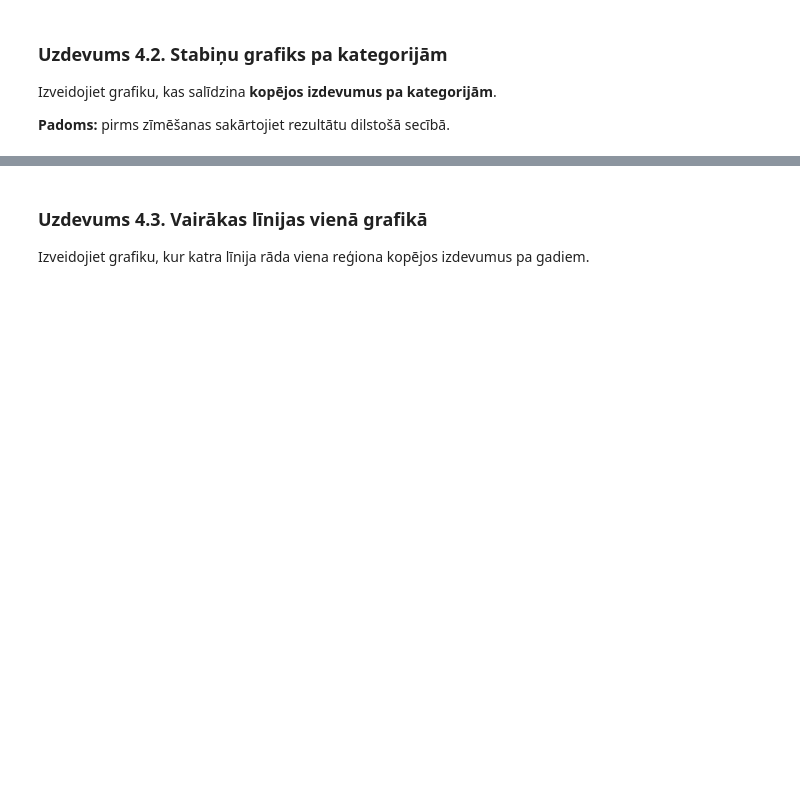
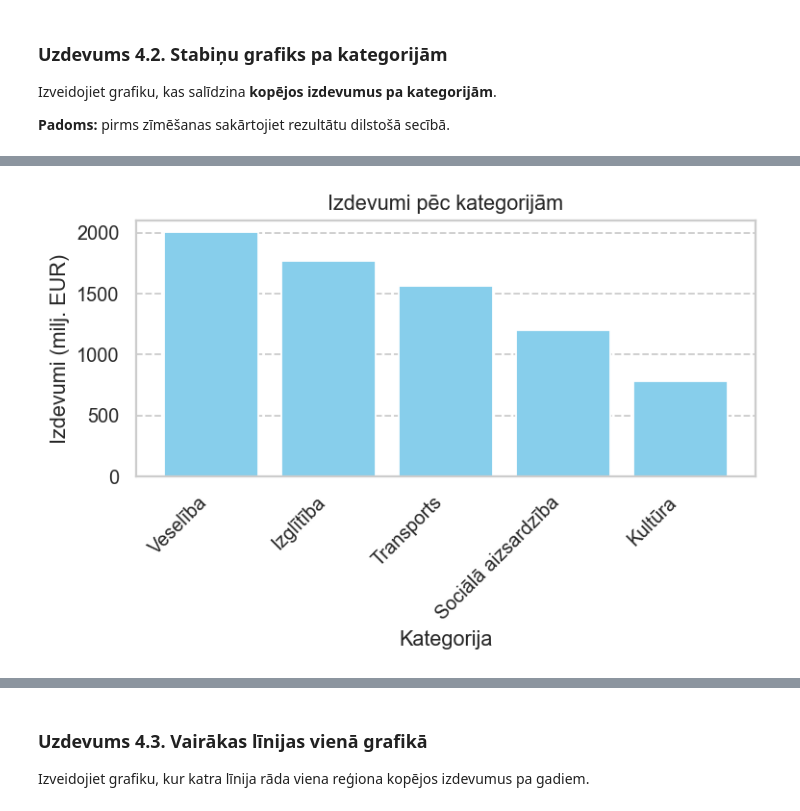
Before and after one commit to ValRCS/RTU_Digitalas_Prasmes_Excel_VBA_Python, a Jupyter notebook: notebooks/python_vizualizacija_student_lv_clear.ipynb, the cells around one changed output, grey strips where cells are left out. Saved outputs shown, nothing was run; the diff lists cells and outputs as text; code cells hidden in the pictures; blank space fills up the shorter version.

```diff
--- a/notebooks/python_vizualizacija_student_lv_clear.ipynb
+++ b/notebooks/python_vizualizacija_student_lv_clear.ipynb
@@ -288,3 +321,5 @@ Izveidojiet grafiku, kas salīdzina **kopējos izdevumus pa kategorijām**.
 # Izveidojiet DataFrame `izdevumi_pa_kategorijam`
 # Grupējiet datus pēc `kategorija` un saskaitiet `izdevumi_milj_eur` summu
 # Parādiet rezultātu
+izdevumi_pa_kategorijam = df.groupby("kategorija")["izdevumi_milj_eur"].sum().reset_index()
+izdevumi_pa_kategorijam
@@ -291,3 +386,7 @@ Izveidojiet grafiku, kas salīdzina **kopējos izdevumus pa kategorijām**.
 # %%
 # Sakārtojiet `izdevumi_pa_kategorijam` dilstoši pēc `izdevumi_milj_eur`
 # Pēc tam parādiet sakārtoto rezultātu
+# sakārtosim in_place tas ir mainot pašu tabulu, nevis izveidojot jaunu
+izdevumi_pa_kategorijam.sort_values(by="izdevumi_milj_eur", ascending=False, inplace=True)
+# ja nebūtu in_place tad mums vajadzētu jaunu mainīgo kur glabāt rezultātu, piemēram, izdevumi_pa_kategorijam_sorted = izdevumi_pa_kategorijam.sort_values(by="izdevumi_milj_eur", ascending=False)
+izdevumi_pa_kategorijam
@@ -294,8 +400,32 @@ Izveidojiet grafiku, kas salīdzina **kopējos izdevumus pa kategorijām**.
 # %%
 # Izveidojiet stabiņu diagrammu ar `matplotlib` no `izdevumi_pa_kategorijam`
 # Pievienojiet virsrakstu, asu nosaukumus un pagrieziet x ass etiķetes labākai salasāmībai
 # Noformējiet režģi un parādiet grafiku
 # Papildu uzdevums: saglabājiet grafiku PNG failā
+# uzstādam izmēru
+plt.figure(figsize=(6, 4))
+# stabiņu diagrama ar plt.bar
+plt.bar(izdevumi_pa_kategorijam["kategorija"],
+        izdevumi_pa_kategorijam["izdevumi_milj_eur"],
+        color='skyblue')
+# pagriežam pa 45 xticks
+plt.xticks(rotation=45, ha='right')
+
+# pieliekam virsrakstu un x un y axis apzīmējumus
+plt.title("Izdevumi pēc kategorijām")
+plt.xlabel("Kategorija")
+plt.ylabel("Izdevumi (milj. EUR)")
+# noņemam nost visu grid
+plt.grid(False)
+# rādam tikai y ass grid ar linestyle = --
+plt.gca().yaxis.grid(True, linestyle='--')
+# saglabāsim grafiku PNG failā
+plt.tight_layout() # tight lai var redzēt visus apzīmējumus
+plt.savefig("izdevumi_pa_kategorijam.png", dpi=300, bbox_inches='tight')
+
+plt.show()
+# %% [output]
+[figure, added]
 # %%
 # Papildiniet stabiņu diagrammu, pievienojot vērtības virs katra stabiņa
 # Padoms: izmantojiet ciklu un `plt.text(...)`
```
Also changed, not shown: parts of 16 cells of this notebook, 3 other files.
